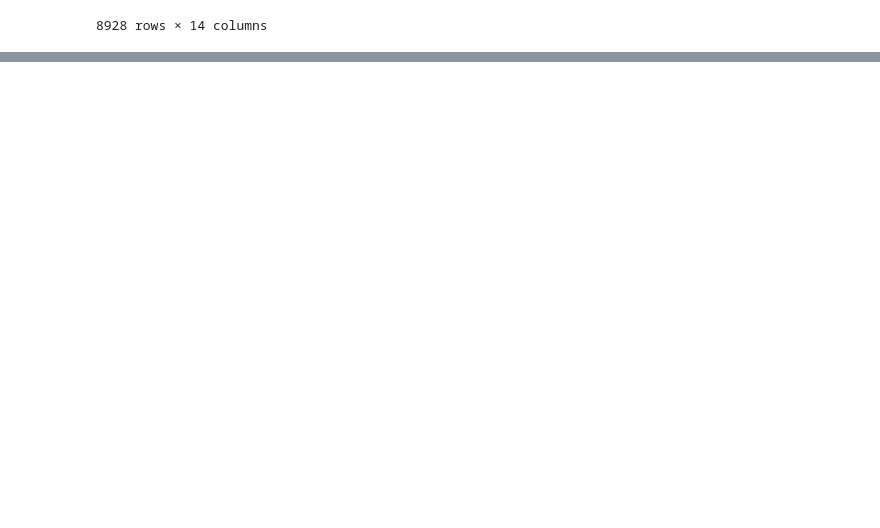
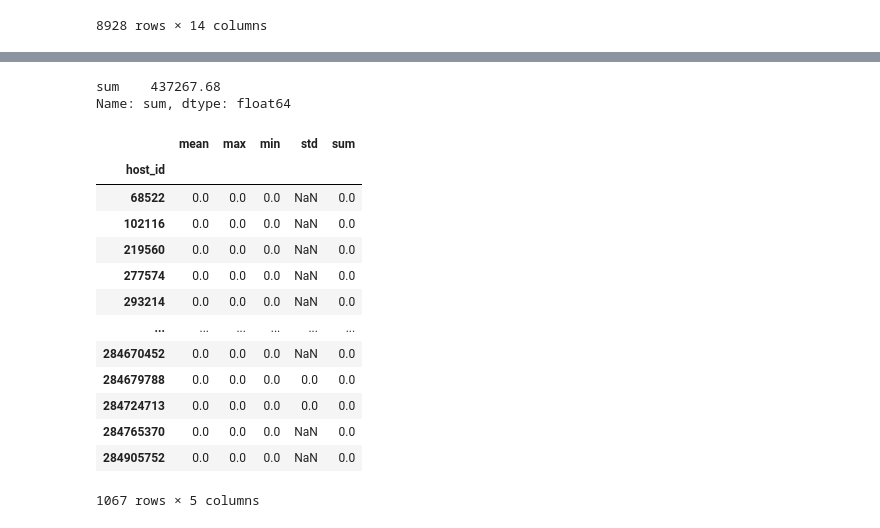
Before and after one commit to intro-to-geoprocessing/week3-lab, a Jupyter notebook: 01-airbnb-analysis.ipynb, the cells around one changed output, grey strips where cells are left out. Saved outputs shown, nothing was run; the diff lists cells and outputs as text; code cells hidden in the pictures; blank space fills up the shorter version.

```diff
--- a/01-airbnb-analysis.ipynb
+++ b/01-airbnb-analysis.ipynb
@@ -24,0 +184,22 @@ data
+# %%
+data.query('price < 600').groupby('host_id')['monthly_rental_income'].agg(['mean', 'max', 'min', 'std', 'sum']).sort_values('sum', ascending=False).head(10)['sum'].agg(['sum'])
+# %% [output]
+sum    437267.68
+Name: sum, dtype: float64
+# %%
+data.query('price < 600').groupby('host_id')['monthly_rental_income'].agg(['mean', 'max', 'min', 'std', 'sum']).query('sum == 0')
+# %% [output]
+|  | mean | max | min | std | sum |
+| host_id |  |  |  |  |  |
+| 68522 | 0.0 | 0.0 | 0.0 | NaN | 0.0 |
+| 102116 | 0.0 | 0.0 | 0.0 | NaN | 0.0 |
+| 219560 | 0.0 | 0.0 | 0.0 | NaN | 0.0 |
+| 277574 | 0.0 | 0.0 | 0.0 | NaN | 0.0 |
+| 293214 | 0.0 | 0.0 | 0.0 | NaN | 0.0 |
+| ... | ... | ... | ... | ... | ... |
+| 284670452 | 0.0 | 0.0 | 0.0 | NaN | 0.0 |
+| 284679788 | 0.0 | 0.0 | 0.0 | 0.0 | 0.0 |
+| 284724713 | 0.0 | 0.0 | 0.0 | 0.0 | 0.0 |
+| 284765370 | 0.0 | 0.0 | 0.0 | NaN | 0.0 |
+| 284905752 | 0.0 | 0.0 | 0.0 | NaN | 0.0 |
+1067 rows × 5 columns
```
Also changed, not shown: parts of 25 cells of this notebook.
